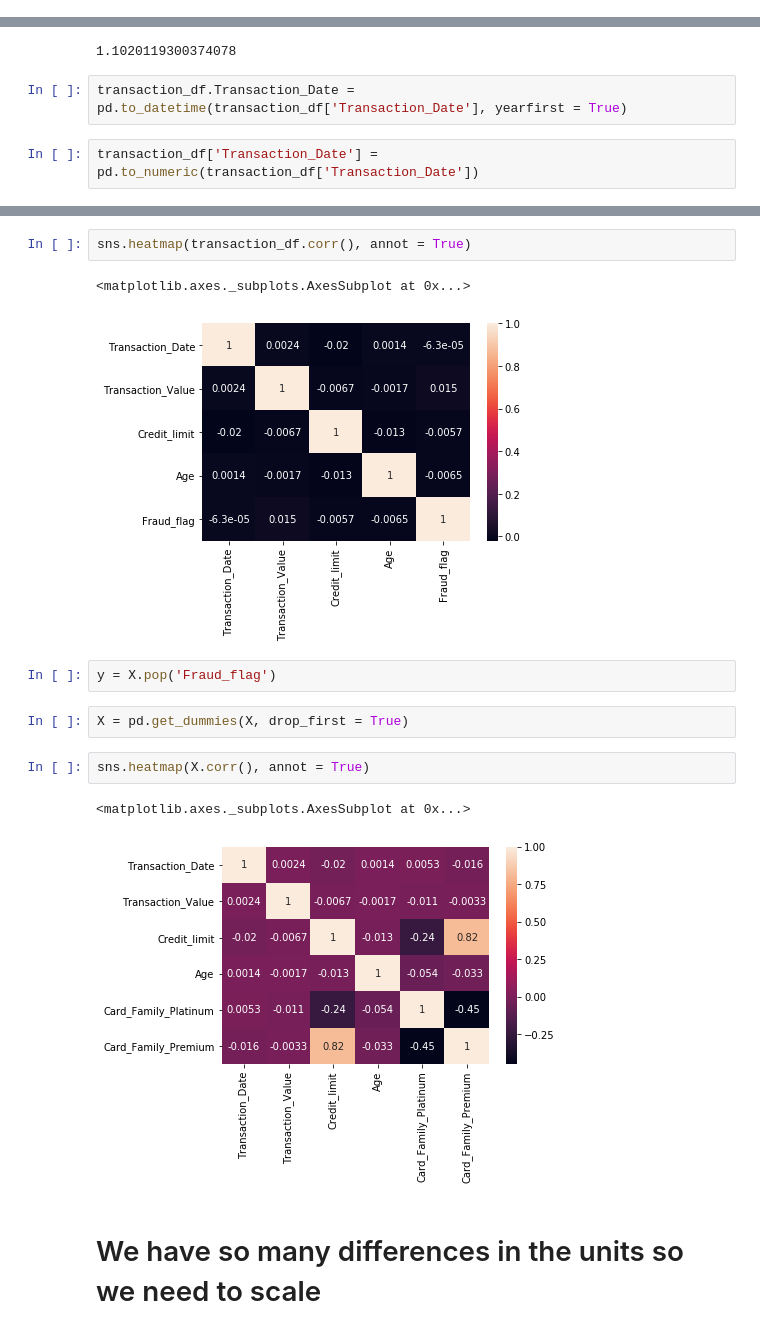
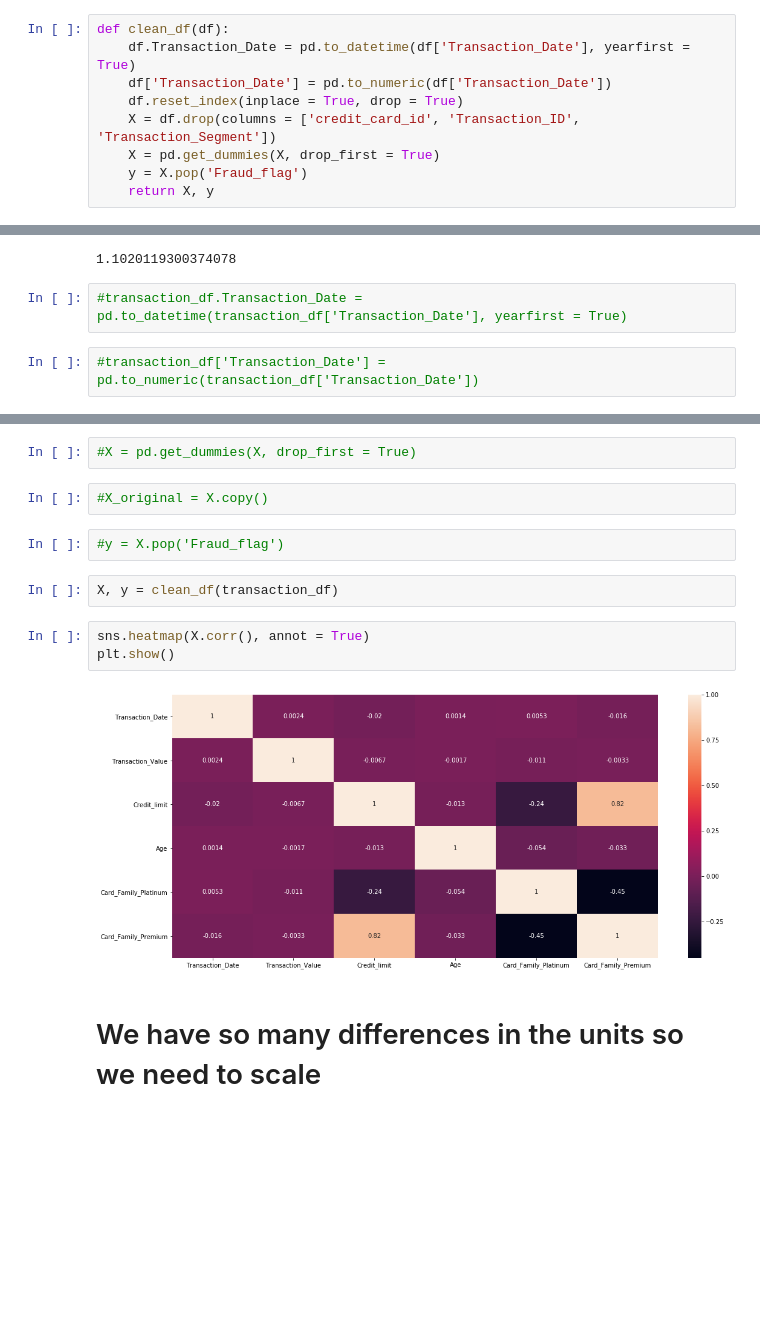
Before and after one commit to jbe1992/final-project, a Jupyter notebook: Credit Card Analysis and Fraud Detection.ipynb, the cells around one changed output, grey strips where cells are left out. Drawn from its saved outputs; the diff is of its cells as text; blank space fills up the shorter version.

```diff
--- a/Credit Card Analysis and Fraud Detection.ipynb
+++ b/Credit Card Analysis and Fraud Detection.ipynb
@@ -31,3 +40,12 @@ def result(model):
+# %%
+def clean_df(df):
+    df.Transaction_Date = pd.to_datetime(df['Transaction_Date'], yearfirst = True)
+    df['Transaction_Date'] = pd.to_numeric(df['Transaction_Date'])
+    df.reset_index(inplace = True, drop = True)
+    X = df.drop(columns = ['credit_card_id', 'Transaction_ID', 'Transaction_Segment'])
+    X = pd.get_dummies(X, drop_first = True)
+    y = X.pop('Fraud_flag')
+    return X, y
 # %% [markdown]
 Importing information from the DB
 # %%
@@ -85,7 +103,7 @@ transaction_df['Fraud_flag'].value_counts()[1]/transaction_df['Fraud_flag'].valu
 # %% [output]
 1.1020119300374078
 # %%
-transaction_df.Transaction_Date = pd.to_datetime(transaction_df['Transaction_Date'], yearfirst = True)
+#transaction_df.Transaction_Date = pd.to_datetime(transaction_df['Transaction_Date'], yearfirst = True)
 # %%
-transaction_df['Transaction_Date'] = pd.to_numeric(transaction_df['Transaction_Date'])
+#transaction_df['Transaction_Date'] = pd.to_numeric(transaction_df['Transaction_Date'])
 # %%
@@ -103,17 +121,16 @@ sns.pairplot(transaction_df, hue = 'Card_Family')
+# %%
+#X = pd.get_dummies(X, drop_first = True)
+# %%
+#X_original = X.copy()
+# %%
+#y = X.pop('Fraud_flag')
+# %%
+X, y = clean_df(transaction_df)
 # %%
-sns.heatmap(transaction_df.corr(), annot = True)
+sns.heatmap(X.corr(), annot = True)
+plt.show()
 # %% [output]
-<matplotlib.axes._subplots.AxesSubplot at 0x...>
-[figure, old version]
+[figure, new version]
-# %%
-y = X.pop('Fraud_flag')
-# %%
-X = pd.get_dummies(X, drop_first = True)
-# %%
-sns.heatmap(X.corr(), annot = True)
-# %% [output]
-<matplotlib.axes._subplots.AxesSubplot at 0x...>
-[figure, removed]
 # %% [markdown]
 # We have so many differences in the units so we need to scale
 # %%
```
Also changed, not shown: parts of 28 cells of this notebook.
